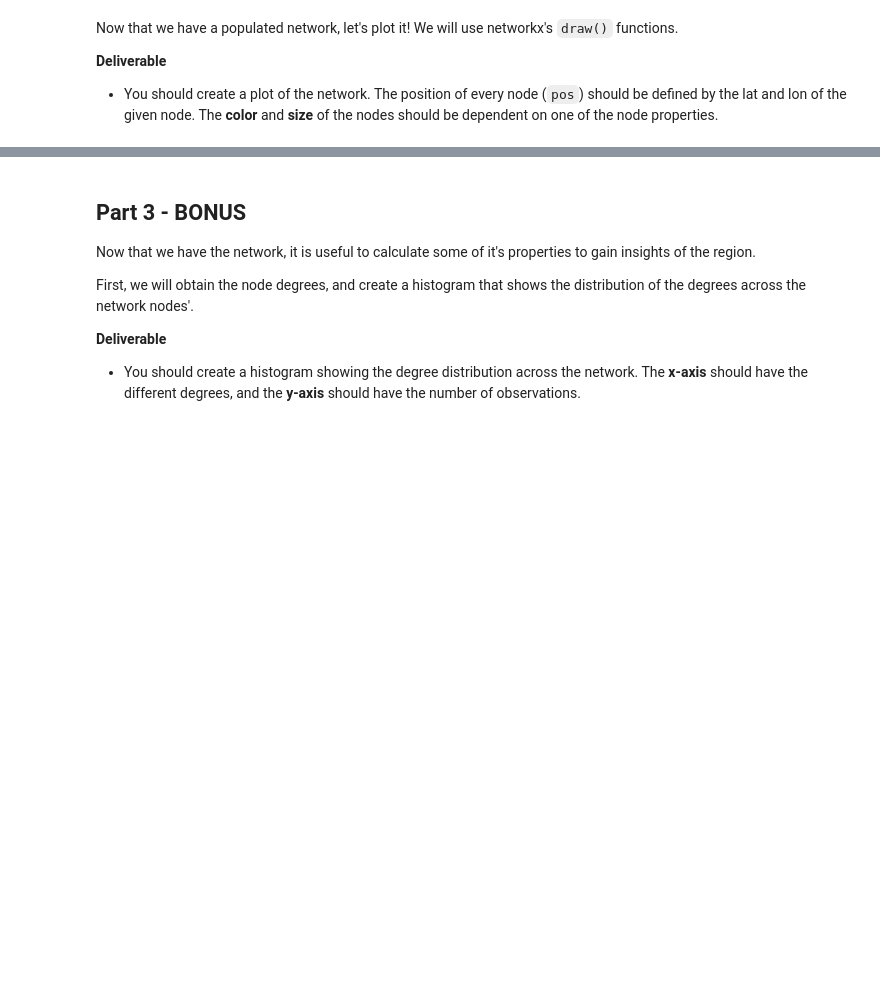
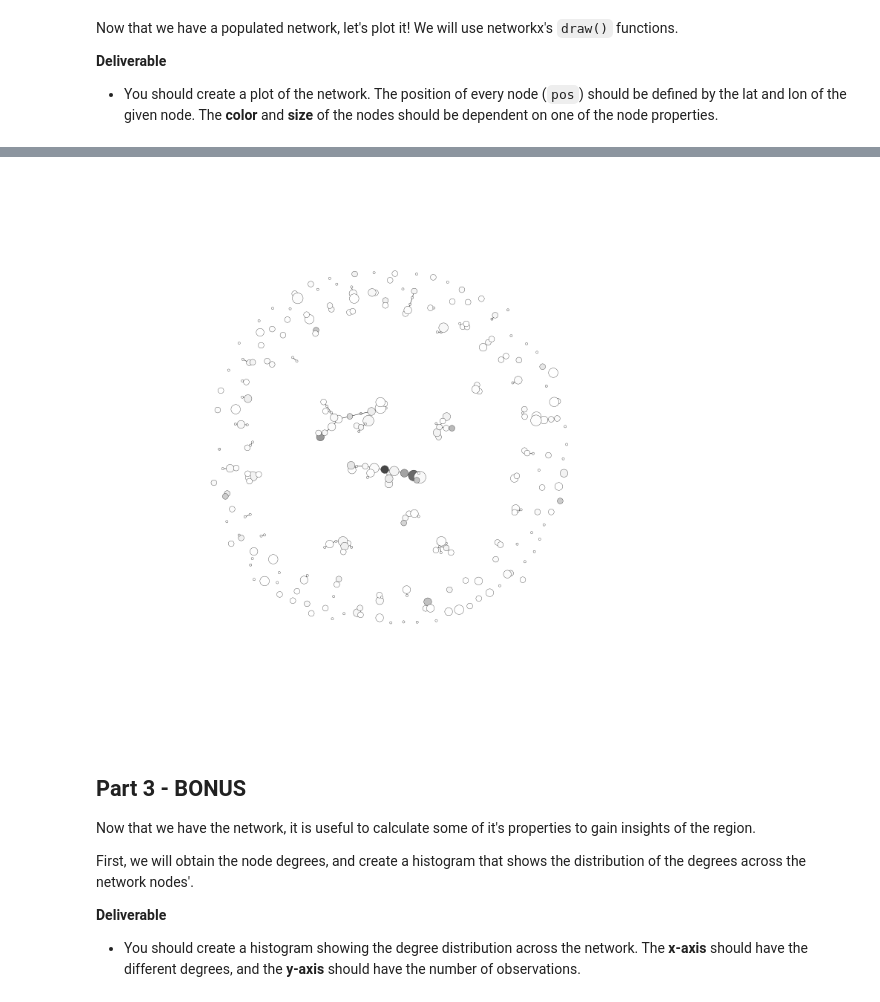
Before and after one commit to scottmar/16_11.S947, a Jupyter notebook: week5/PSET_4_Networks.ipynb, the cells around one changed output, grey strips where cells are left out. Saved outputs shown, nothing was run; the diff lists cells and outputs as text; code cells hidden in the pictures; blank space fills up the shorter version.

```diff
--- a/week5/PSET_4_Networks.ipynb
+++ b/week5/PSET_4_Networks.ipynb
@@ -63,17 +63,18 @@ Now, using your recently acquired **Pandas** knowledge, use **Pandas'** `.join`
 * A pandas Dataframe with 4 new columns: the columns should correspond to the lat and lon of the **FROM-ID** and **TO-ID** columns.
 # %%
 # Merge the origin locations
-edge_locs = pd.merge(df_edges, df_nodes[['ID','LAT','LONG']], left_on='FROM-ID', right_on='ID')
+edge_locs = pd.merge(df_edges, df_nodes[['ID','LAT','LONG']], how='inner', left_on='FROM-ID', right_on='ID')
 edge_locs.rename(columns={'LAT':'LAT_FROM','LONG':'LONG_FROM'}, inplace=True)
-# edge_locs.head(10)
+# edge_locs.head(20)
 
 # Merge the destination locations
-edge_locs = pd.merge(edge_locs, df_nodes[['ID','LAT','LONG']], left_on='TO-ID', right_on='ID')
+edge_locs = pd.merge(edge_locs, df_nodes[['ID','LAT','LONG']], how='inner', left_on='TO-ID', right_on='ID')
 edge_locs.rename(columns={'LAT':'LAT_TO','LONG':'LONG_TO'}, inplace=True)
 edge_locs.drop(['ID_x','ID_y'], inplace=True, axis=1)
 print len(df_edges)
-print len(df_nodes)
 print len(edge_locs)
+# Only about a third of the edges were matched with node information at both ends
+
 edge_locs.head(20)
 # %% [output]
 1578
@@ -161,3 +224,12 @@ Now that we have a populated network, let's plot it! We will use networkx's `dra
+# %%
+# Out of curiosity, let's see the network without forcing real geography:
+plt.figure(figsize=(10,10))
+P_non_geo = nx.spring_layout(RG)
+nx.draw(RG, pos=P_non_geo, node_size=node_sizes, width=.5, node_color=node_colors)
+
+# Really wish we had those missing edges/nodes!
+# %% [output]
+[figure, added]
 # %% [markdown]
 ## Part 3 - BONUS
 Now that we have the network, it is useful to calculate some of it's properties to gain insights of the region.
```
Also changed, not shown: parts of 13 cells of this notebook.
